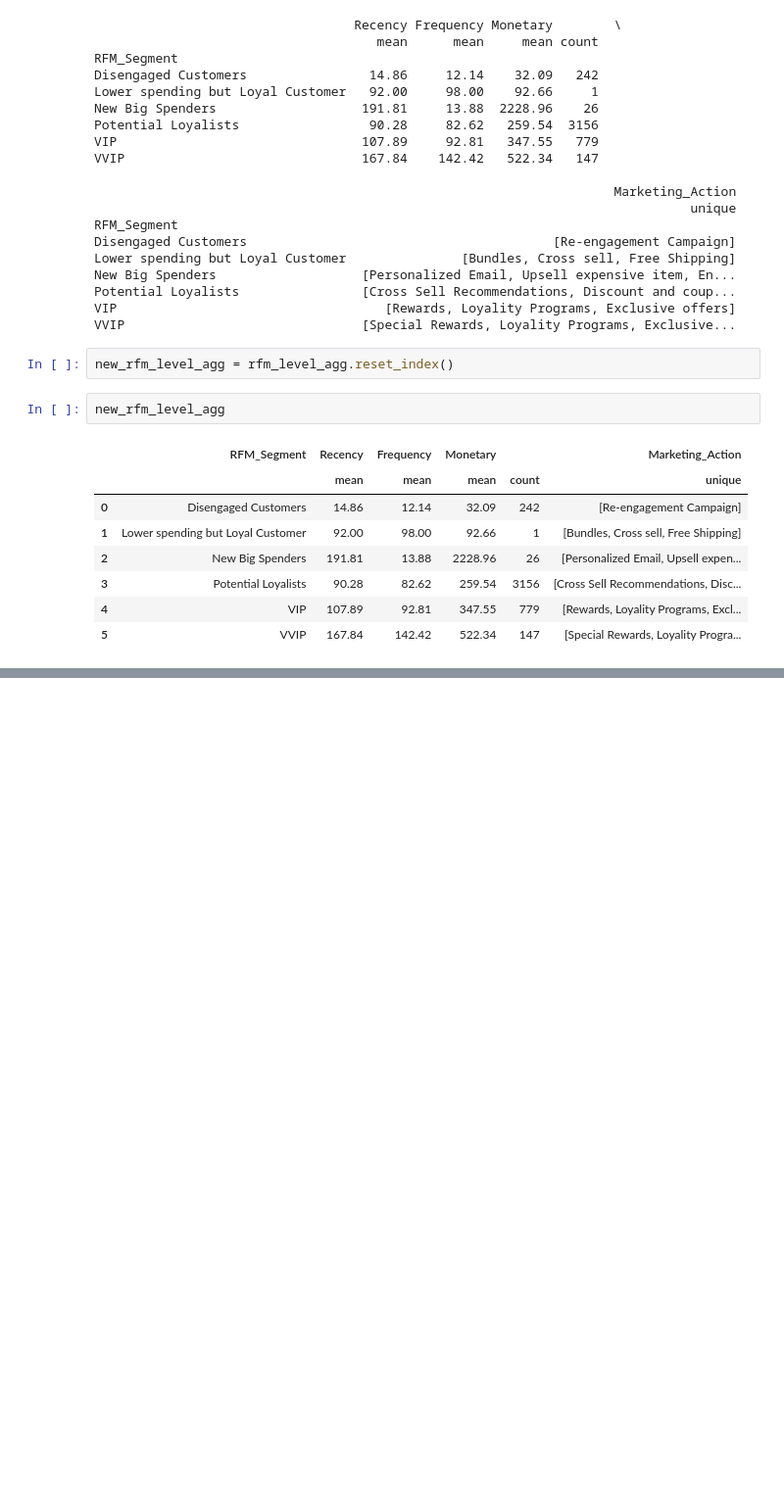
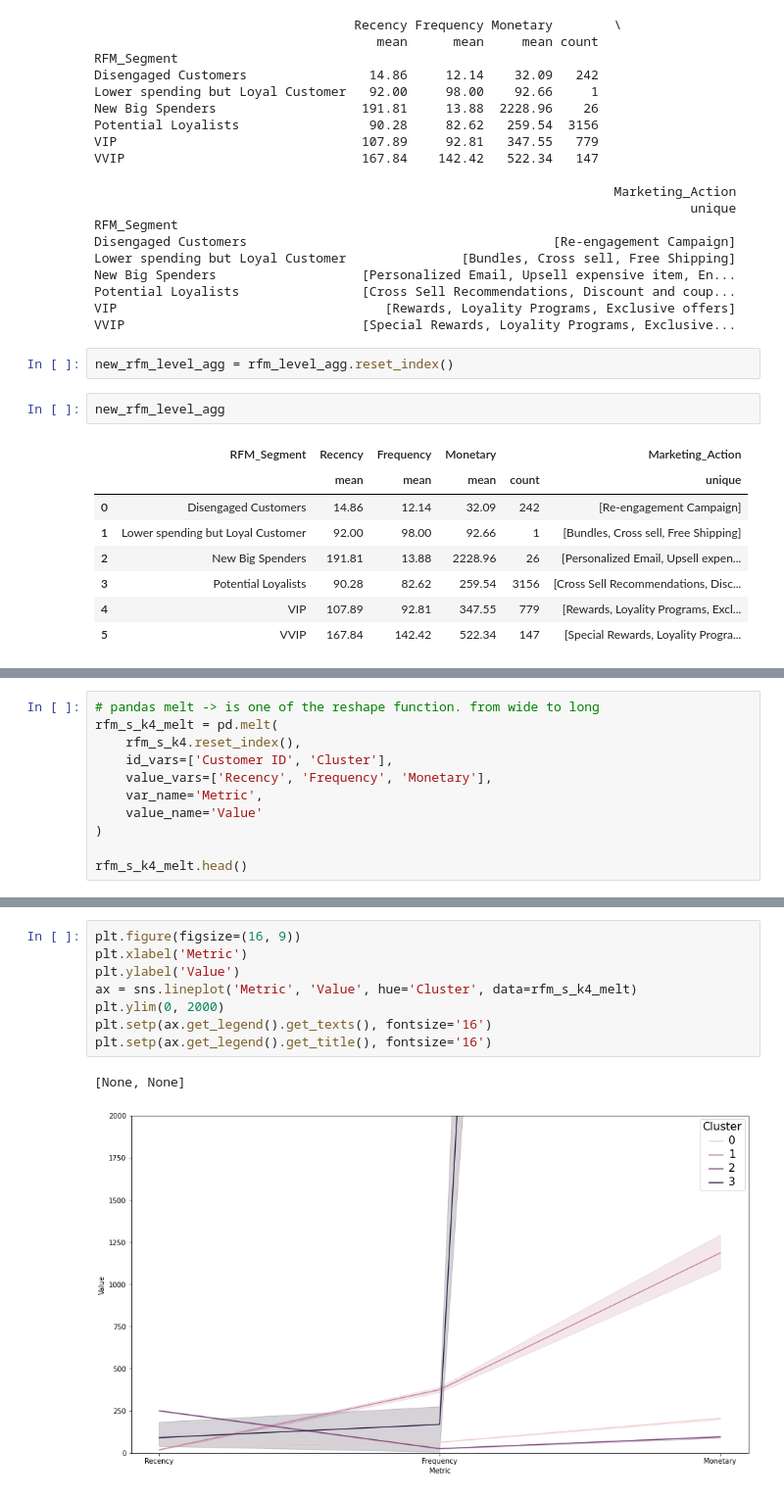
Before and after one commit to calvin0123/RFM-Modeling-Python, a Jupyter notebook: RFM.ipynb, the cells around one changed output, grey strips where cells are left out. Shown at 98% size. Saved outputs shown, nothing was run; the diff lists cells and outputs as text; blank space fills up the shorter version.

```diff
--- a/RFM.ipynb
+++ b/RFM.ipynb
@@ -472,0 +609,11 @@ Export to the csv file. Plus, we can desing a system and help company automatica
+# %%
+# pandas melt -> is one of the reshape function. from wide to long
+rfm_s_k4_melt = pd.melt(
+    rfm_s_k4.reset_index(),
+    id_vars=['Customer ID', 'Cluster'],
+    value_vars=['Recency', 'Frequency', 'Monetary'],
+    var_name='Metric',
+    value_name='Value'
+)
+
+rfm_s_k4_melt.head()
@@ -472,0 +627,11 @@ Export to the csv file. Plus, we can desing a system and help company automatica
+# %%
+plt.figure(figsize=(16, 9))
+plt.xlabel('Metric')
+plt.ylabel('Value')
+ax = sns.lineplot('Metric', 'Value', hue='Cluster', data=rfm_s_k4_melt)
+plt.ylim(0, 2000)
+plt.setp(ax.get_legend().get_texts(), fontsize='16')
+plt.setp(ax.get_legend().get_title(), fontsize='16')
+# %% [output]
+[None, None]
+[figure, added]
```
Also changed, not shown: parts of 24 cells of this notebook.
